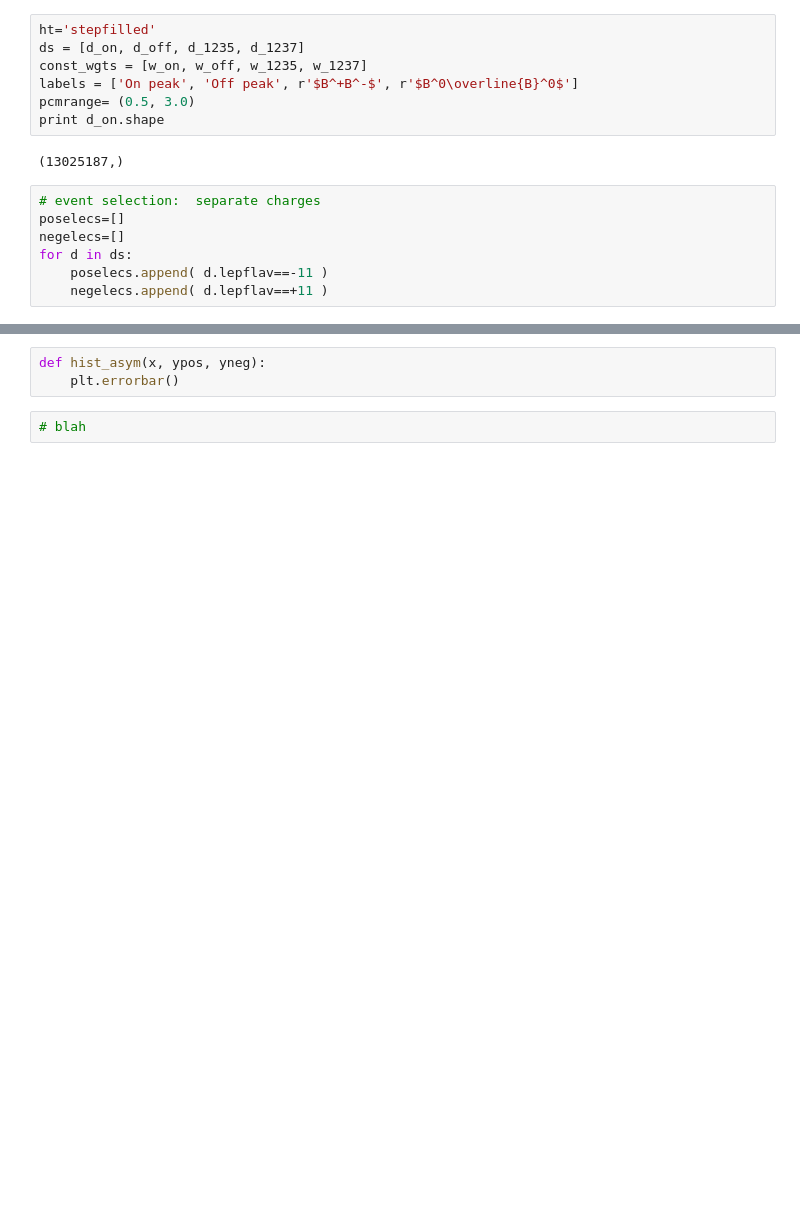
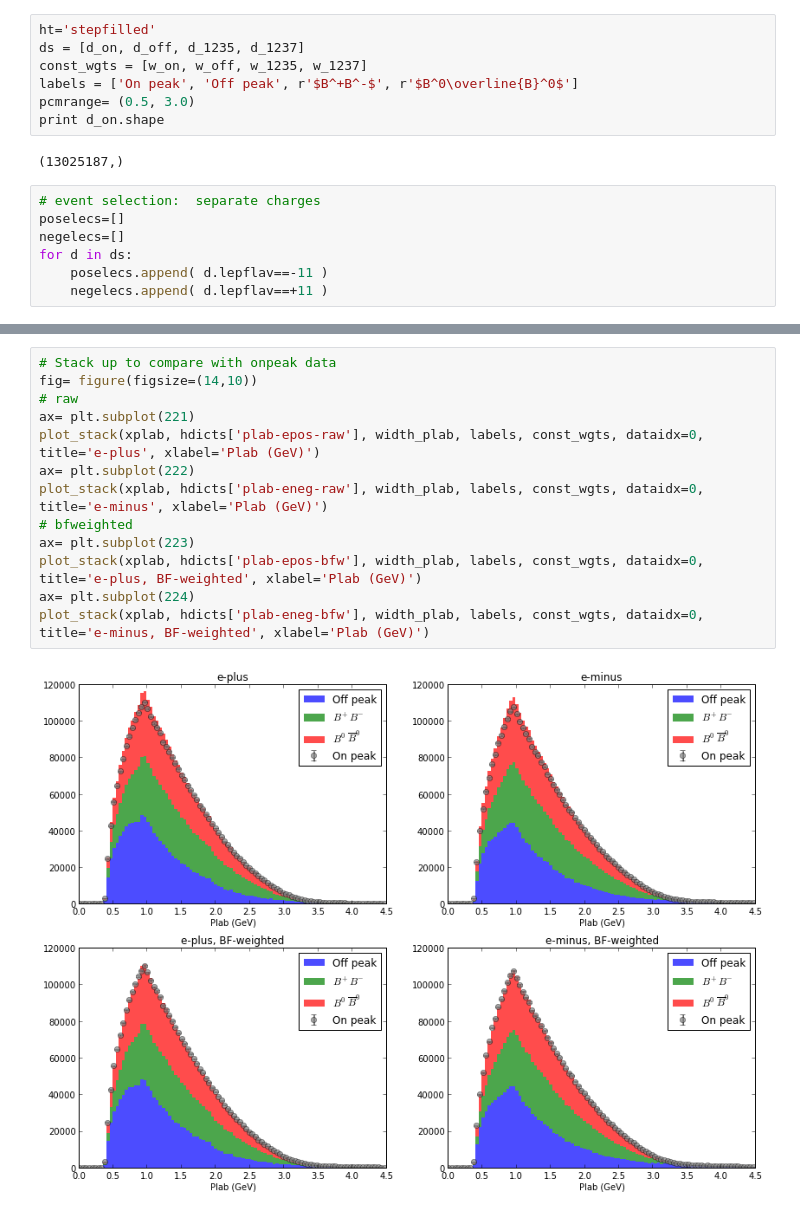
Before and after one commit to gitcheng/dilep_nb, a Jupyter notebook: singlevar_asym.ipynb, the cells around one changed output, grey strips where cells are left out. Cells and saved outputs as stored; diff of their text form; blank space fills up the shorter version.

```diff
--- a/singlevar_asym.ipynb
+++ b/singlevar_asym.ipynb
@@ -147,5 +188,15 @@ plot_stack(x, henegs_bfw, widths, labels, const_wgts, dataidx=0, title='e-minus,
-# %%
-def hist_asym(x, ypos, yneg):
-    plt.errorbar()
-# %%
-# blah
+# %%
+# Stack up to compare with onpeak data
+fig= figure(figsize=(14,10))
+# raw
+ax= plt.subplot(221)
+plot_stack(xplab, hdicts['plab-epos-raw'], width_plab, labels, const_wgts, dataidx=0, title='e-plus', xlabel='Plab (GeV)')
+ax= plt.subplot(222)
+plot_stack(xplab, hdicts['plab-eneg-raw'], width_plab, labels, const_wgts, dataidx=0, title='e-minus', xlabel='Plab (GeV)')
+# bfweighted
+ax= plt.subplot(223)
+plot_stack(xplab, hdicts['plab-epos-bfw'], width_plab, labels, const_wgts, dataidx=0, title='e-plus, BF-weighted', xlabel='Plab (GeV)')
+ax= plt.subplot(224)
+plot_stack(xplab, hdicts['plab-eneg-bfw'], width_plab, labels, const_wgts, dataidx=0, title='e-minus, BF-weighted', xlabel='Plab (GeV)')
+# %% [output]
+[figure, added]
```
Also changed, not shown: parts of 12 cells of this notebook.
